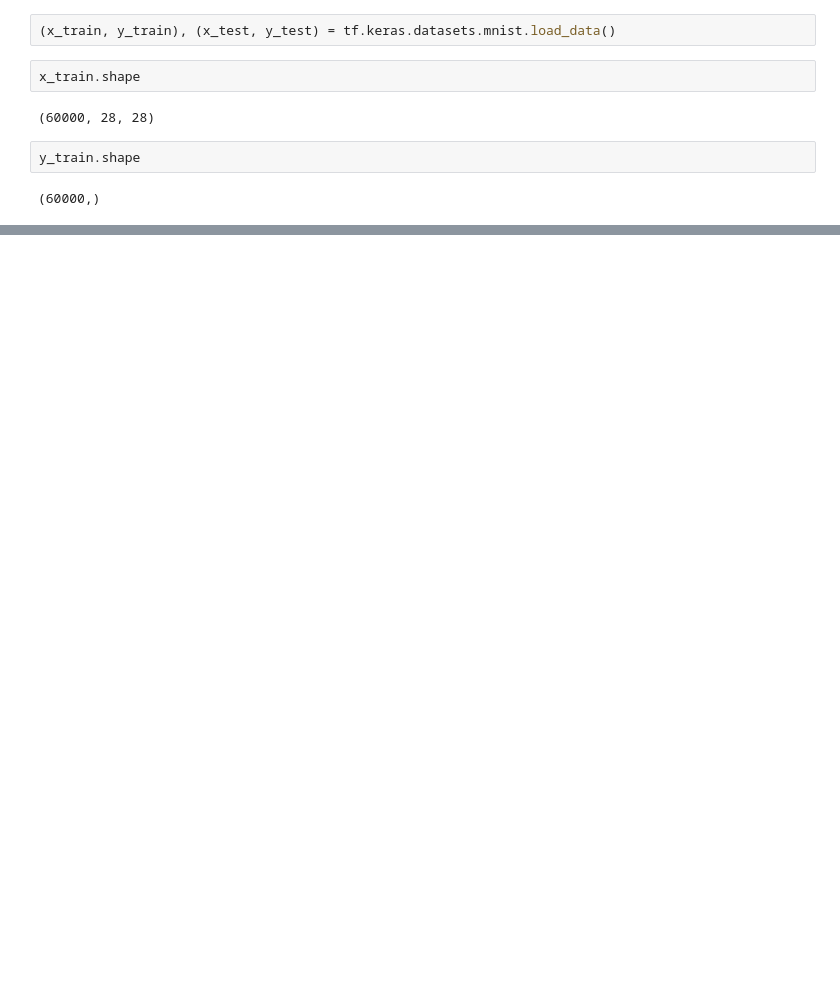
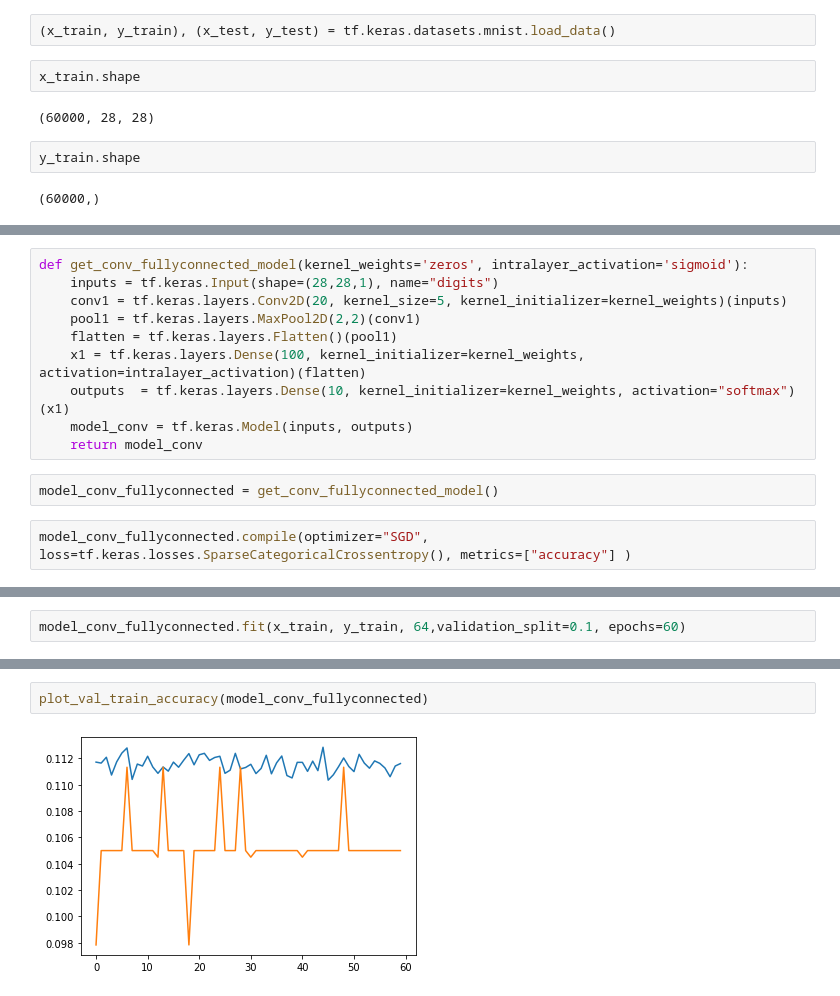
Before and after one commit to mibrahimy/playbooks, a Jupyter notebook: MNIST Classification.ipynb, the cells around one changed output, grey strips where cells are left out. Drawn from its saved outputs; the diff is of its cells as text; blank space fills up the shorter version.

```diff
--- a/MNIST Classification.ipynb
+++ b/MNIST Classification.ipynb
@@ -80,0 +122,14 @@ model_fullyconv.compile(optimizer=tf.keras.optimizers.SGD(), loss=tf.keras.losse
+# %%
+def get_conv_fullyconnected_model(kernel_weights='zeros', intralayer_activation='sigmoid'):
+    inputs = tf.keras.Input(shape=(28,28,1), name="digits")
+    conv1 = tf.keras.layers.Conv2D(20, kernel_size=5, kernel_initializer=kernel_weights)(inputs)
+    pool1 = tf.keras.layers.MaxPool2D(2,2)(conv1)
+    flatten = tf.keras.layers.Flatten()(pool1)
+    x1 = tf.keras.layers.Dense(100, kernel_initializer=kernel_weights, activation=intralayer_activation)(flatten)
+    outputs  = tf.keras.layers.Dense(10, kernel_initializer=kernel_weights, activation="softmax")(x1)
+    model_conv = tf.keras.Model(inputs, outputs)
+    return model_conv
+# %%
+model_conv_fullyconnected = get_conv_fullyconnected_model()
+# %%
+model_conv_fullyconnected.compile(optimizer="SGD", loss=tf.keras.losses.SparseCategoricalCrossentropy(), metrics=["accuracy"] )
@@ -80,0 +159,2 @@ model_fullyconv.compile(optimizer=tf.keras.optimizers.SGD(), loss=tf.keras.losse
+# %%
+model_conv_fullyconnected.fit(x_train, y_train, 64,validation_split=0.1, epochs=60)
@@ -80,0 +180,4 @@ model_fullyconv.compile(optimizer=tf.keras.optimizers.SGD(), loss=tf.keras.losse
+# %%
+plot_val_train_accuracy(model_conv_fullyconnected)
+# %% [output]
+[figure, added]
```
Also changed, not shown: parts of 46 cells of this notebook.
